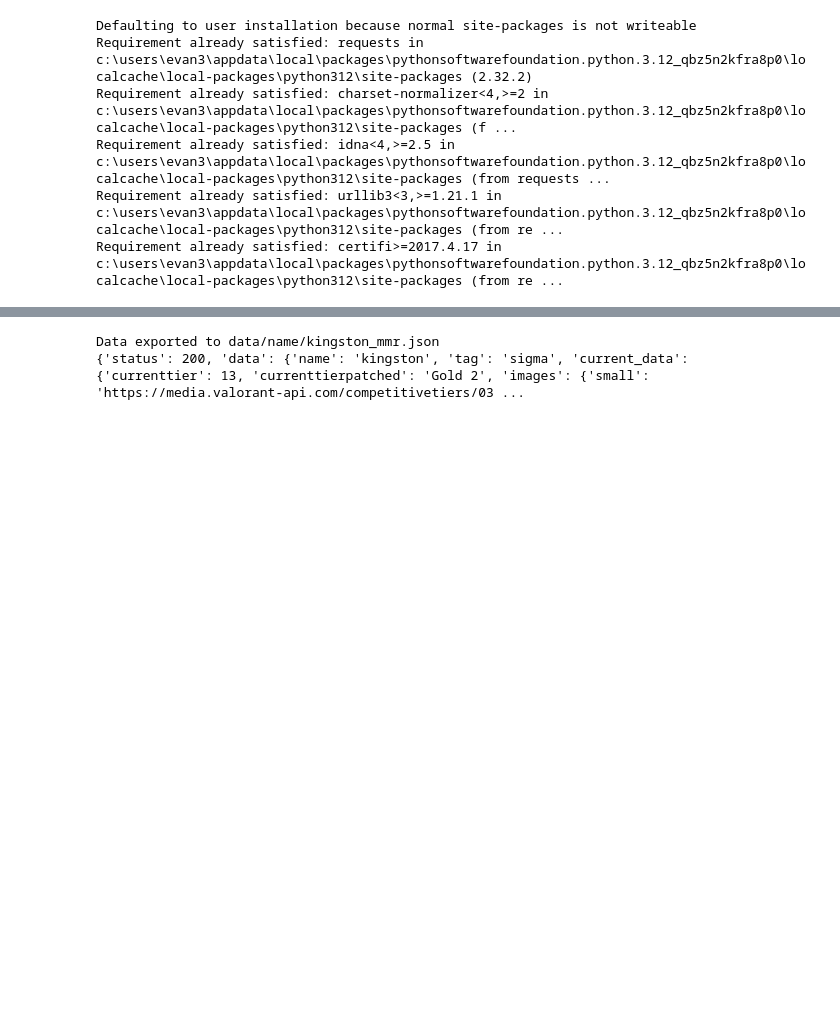
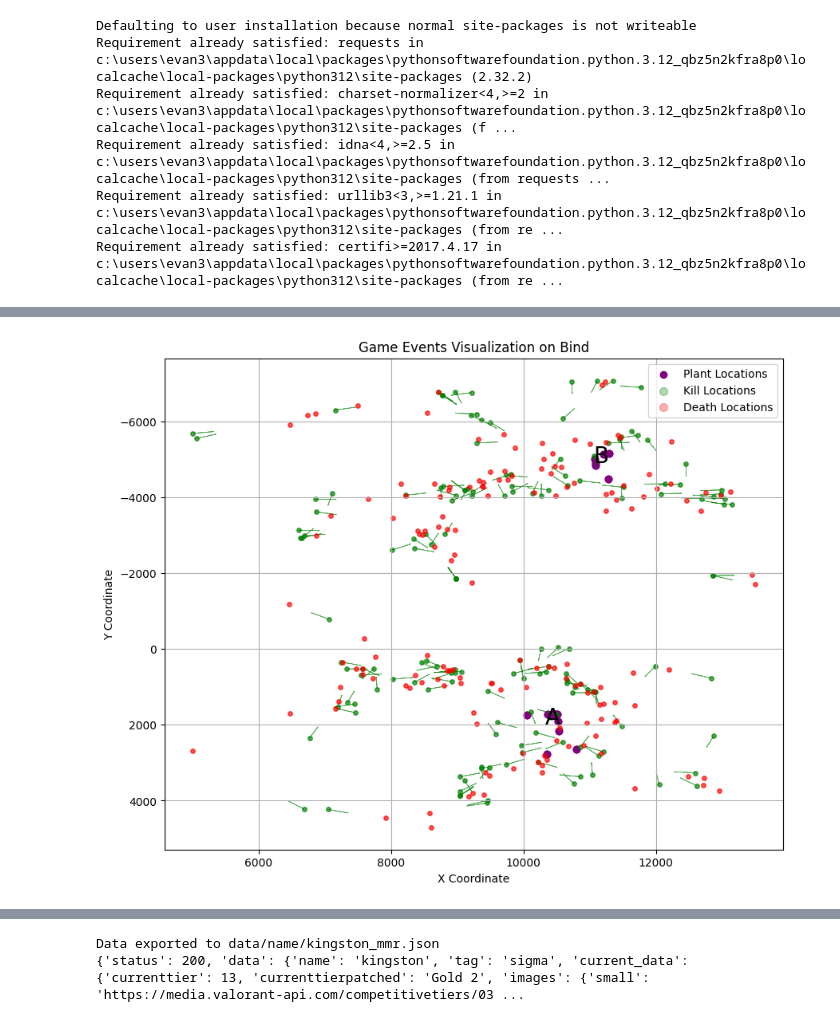
Before and after one commit to james-zhou1/ValorantAssistant, a Jupyter notebook: api.ipynb, the cells around one changed output, grey strips where cells are left out. Saved outputs shown, nothing was run; the diff lists cells and outputs as text; code cells hidden in the pictures; blank space fills up the shorter version.

```diff
--- a/api.ipynb
+++ b/api.ipynb
@@ -39,6 +286,6 @@ print(puuid)
 # %%
-def get_matchlist(puuid, api_key):
-    url = f"https://api.henrikdev.xyz/valorant/v3/by-puuid/matches/na/{puuid}"
+def get_matchlist(puuid, api_key,map,size,mode):
+    url = f"https://api.henrikdev.xyz/valorant/v3/by-puuid/matches/na/{puuid}?mode={mode}&size={size}"
     headers = {
         'Authorization': f'{api_key}'
     }
@@ -57,7 +304,9 @@ def get_matchlist(puuid, api_key):
         response_message = f"{error} Code:{code}....{details}"
         return response_message
 
-matchlist = get_matchlist(puuid, api_key)
+matchlist = get_matchlist(puuid, api_key, map, size, mode)
 print(type(matchlist))
+
+print('Matches retrieved: ',len(matchlist['data']))
 # %% [output]
 <class 'dict'>
@@ -79,0 +419,12 @@ Data exported to data/name/kingston_matchlist.json
+# %%
+import os
+import json
+
+data_folder = r'C:\Users\evan3\Documents\GEA Consulting\ValorantAssistant\data\name'
+for filename in os.listdir(data_folder):
+    if filename.endswith('_matchlist.json'):
+        with open(os.path.join(data_folder, filename), 'r') as file:
+            matchlist = json.load(file)
+            death_locations_by_map = get_all_death_info(matchlist, death_locations_by_map)
+            kill_locations_by_map = get_all_kill_info(matchlist, kill_locations_by_map)
+            plant_locations_by_map = get_all_plant_locations(matchlist, plant_locations_by_map)
@@ -79,0 +518,69 @@ Data exported to data/name/kingston_matchlist.json
+# %%
+def plot_game_events(plant_data_by_map, kill_data_by_map, death_data_by_map):
+    combined_data_by_map = {}
+
+    # Combine all data into one dictionary
+    for map_name in set(plant_data_by_map.keys()).union(kill_data_by_map.keys(), death_data_by_map.keys()):
+        combined_data_by_map[map_name] = {
+            'plant': plant_data_by_map.get(map_name, []),
+            'kill': kill_data_by_map.get(map_name, []),
+            'death': death_data_by_map.get(map_name, [])
+        }
+
+    # Plotting the data
+    for map_name, data in combined_data_by_map.items():
+        plt.figure(figsize=(10, 8))
+
+        # Invert y-axis
+        plt.gca().invert_yaxis()
+
+        # Plot plant data
+        plant_locations = [(event['location']['x'], event['location']['y']) for event in data['plant'] if 'location' in event and event['location']]
+        plant_sites = [event['site'] for event in data['plant'] if 'location' in event and event['location']]
+        site_positions = {}
+        for (x, y), site in zip(plant_locations, plant_sites):
+            if site in site_positions:
+                site_positions[site].append((x, y))
+            else:
+                site_positions[site] = [(x, y)]
+
+        for site, positions in site_positions.items():
+            centroid_x = np.mean([pos[0] for pos in positions])
+            centroid_y = np.mean([pos[1] for pos in positions])
+            for pos in positions:
+                plt.scatter(pos[0], pos[1], marker='o', color='purple')
+            plt.text(centroid_x, centroid_y, site, fontsize=20, ha='center', color='black')  # Plot full site name at centroid
+
+        # Plot kill data
+        for event in data['kill']:
+            if 'location' in event and event['location']:
+                x = event['location']['x']
+                y = event['location']['y']
+                plt.scatter(x, y, marker='o', color='green', alpha=0.3, s=15)  # Reduced size to half
+                direction = event.get('view_radians', 0)
+                dx = np.cos(direction) * 400
+                dy = np.sin(direction) * 400
+                plt.arrow(x, y, dx, dy, color='green', head_width=10, head_length=20, alpha=0.3, linewidth=0.5)
+        # Plot death data
+        if data['death']:
+            x_coords = [loc['x'] for loc in data['death']]
+            y_coords = [loc['y'] for loc in data['death']]
+            plt.scatter(x_coords, y_coords, c='red', alpha=0.3, s=15)  # Reduced size to half
+
+        plt.title(f"Game Events Visualization on {map_name}")
+        plt.xlabel('X Coordinate')
+        plt.ylabel('Y Coordinate')
+        plt.grid(True)
+
+        # Add a legend to explain color codes
+        plt.scatter([], [], color='purple', label='Plant Locations')
+        plt.scatter([], [], color='green', label='Kill Locations', alpha=0.3, s=50)
+        plt.scatter([], [], color='red', label='Death Locations', alpha=0.3, s=50)
+        plt.legend(loc='upper right')
+
+        plt.show()
+
+# Assuming plant_locations_by_map, kill_locations_by_map, and death_locations_by_map are defined
+plot_game_events(plant_locations_by_map, kill_locations_by_map, death_locations_by_map)
+# %% [output]
+[figure, added]
```
Also changed, not shown: parts of 18 cells of this notebook, 18 other files.
